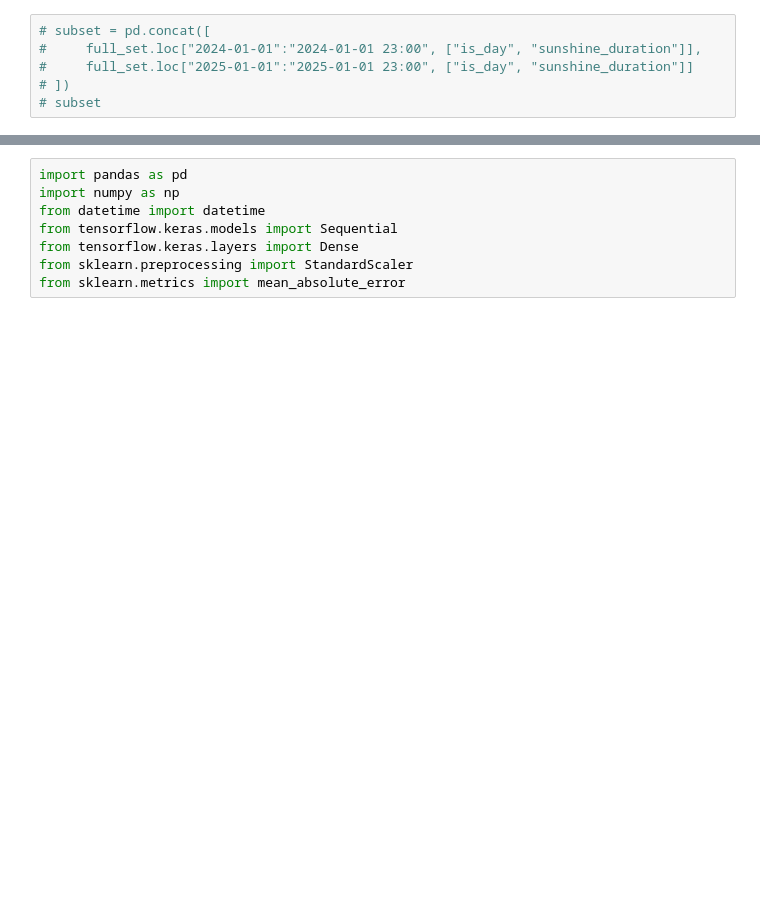
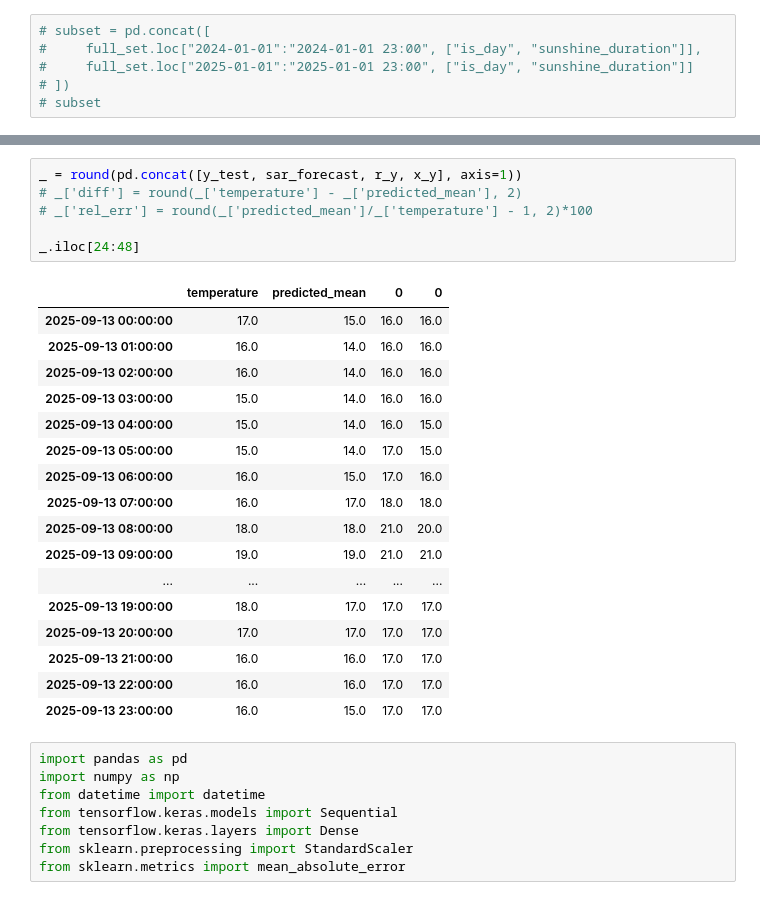
Before and after one commit to pyOctopuss/masters_diploma, a Jupyter notebook: arima_nn.ipynb, the cells around one changed output, grey strips where cells are left out. Drawn from its saved outputs; the diff is of its cells as text; blank space fills up the shorter version.

```diff
--- a/arima_nn.ipynb
+++ b/arima_nn.ipynb
@@ -110,3 +157,27 @@ _.iloc[24:48]
+# %%
+_ = round(pd.concat([y_test, sar_forecast, r_y, x_y], axis=1))
+# _['diff'] = round(_['temperature'] - _['predicted_mean'], 2)
+# _['rel_err'] = round(_['predicted_mean']/_['temperature'] - 1, 2)*100
+
+_.iloc[24:48]
+# %% [output]
+|  | temperature | predicted_mean | 0 | 0 |
+| 2025-09-13 00:00:00 | 17.0 | 15.0 | 16.0 | 16.0 |
+| 2025-09-13 01:00:00 | 16.0 | 14.0 | 16.0 | 16.0 |
+| 2025-09-13 02:00:00 | 16.0 | 14.0 | 16.0 | 16.0 |
+| 2025-09-13 03:00:00 | 15.0 | 14.0 | 16.0 | 16.0 |
+| 2025-09-13 04:00:00 | 15.0 | 14.0 | 16.0 | 15.0 |
+| 2025-09-13 05:00:00 | 15.0 | 14.0 | 17.0 | 15.0 |
+| 2025-09-13 06:00:00 | 16.0 | 15.0 | 17.0 | 16.0 |
+| 2025-09-13 07:00:00 | 16.0 | 17.0 | 18.0 | 18.0 |
+| 2025-09-13 08:00:00 | 18.0 | 18.0 | 21.0 | 20.0 |
+| 2025-09-13 09:00:00 | 19.0 | 19.0 | 21.0 | 21.0 |
+| ... | ... | ... | ... | ... |
+| 2025-09-13 19:00:00 | 18.0 | 17.0 | 17.0 | 17.0 |
+| 2025-09-13 20:00:00 | 17.0 | 17.0 | 17.0 | 17.0 |
+| 2025-09-13 21:00:00 | 16.0 | 16.0 | 17.0 | 17.0 |
+| 2025-09-13 22:00:00 | 16.0 | 16.0 | 17.0 | 17.0 |
+| 2025-09-13 23:00:00 | 16.0 | 15.0 | 17.0 | 17.0 |
 # %%
 import pandas as pd
 import numpy as np
```
Also changed, not shown: parts of 11 cells of this notebook.
